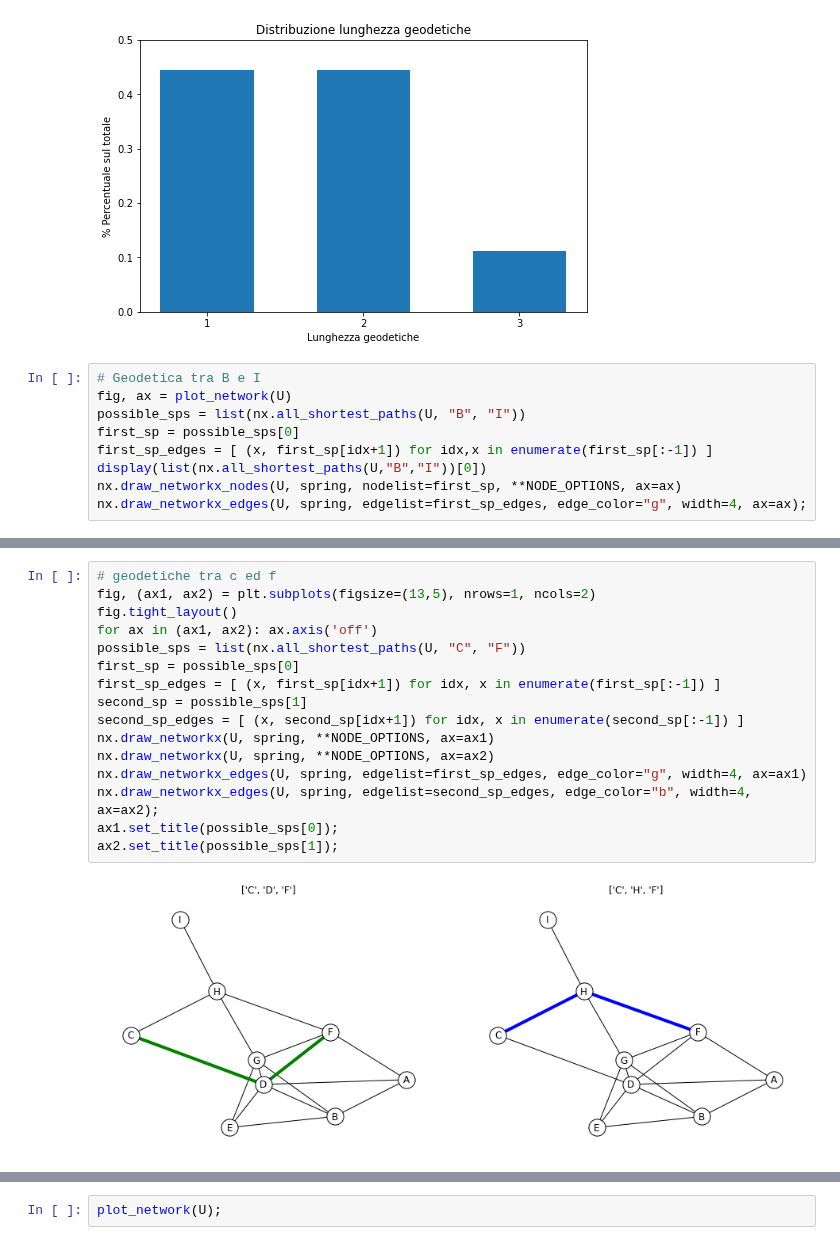
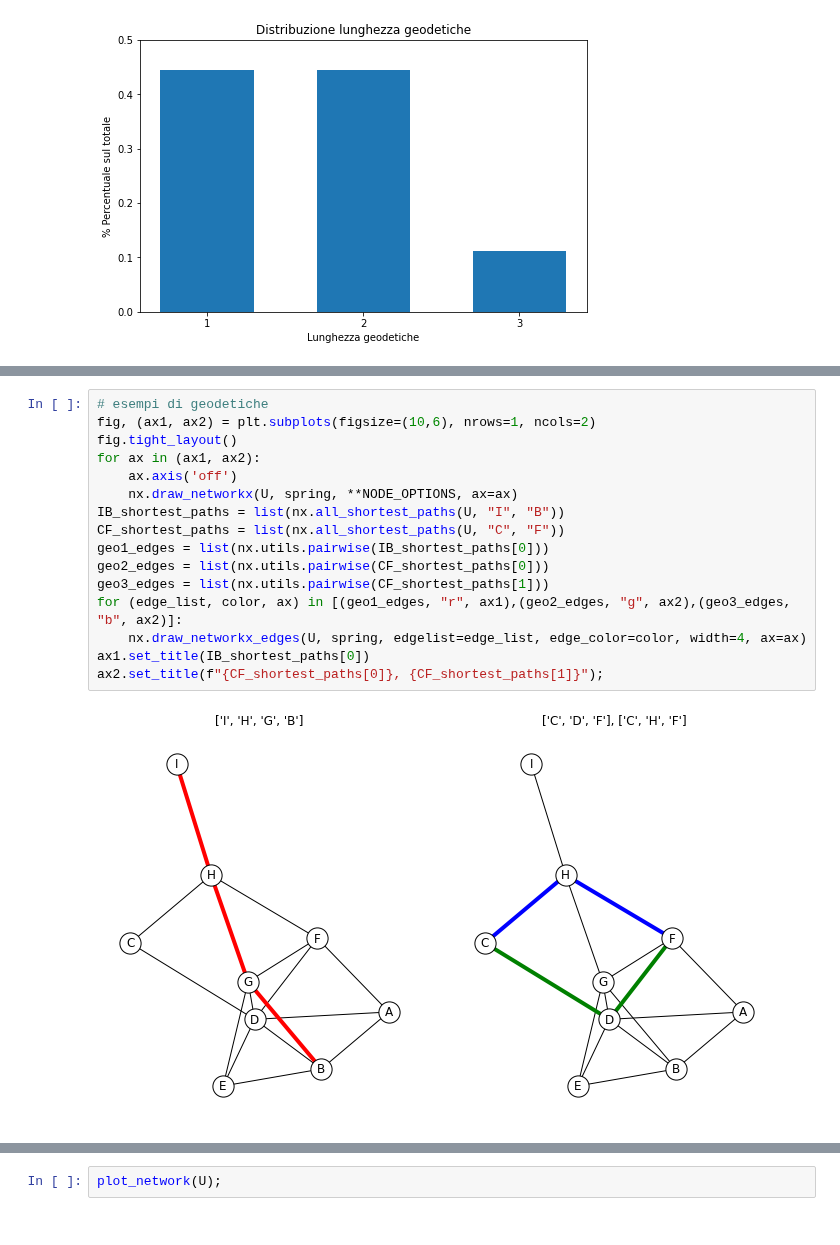
Before and after one commit to alkaest2002/ABGrid, a Jupyter notebook: materials/course 101/esercitazione.ipynb, the cells around one changed output, grey strips where cells are left out. Saved outputs shown, nothing was run; the diff lists cells and outputs as text.

```diff
--- a/materials/course 101/esercitazione.ipynb
+++ b/materials/course 101/esercitazione.ipynb
@@ -173,12 +174,3 @@ ax.set_xticks(list(map(int, bins[1:])))
 ax.set_ylim(0,.5);
 # %% [output]
 [figure]
-# %%
-# Geodetica tra B e I
-fig, ax = plot_network(U)
-possible_sps = list(nx.all_shortest_paths(U, "B", "I"))
-first_sp = possible_sps[0]
-first_sp_edges = [ (x, first_sp[idx+1]) for idx,x in enumerate(first_sp[:-1]) ]
-display(list(nx.all_shortest_paths(U,"B","I"))[0])
-nx.draw_networkx_nodes(U, spring, nodelist=first_sp, **NODE_OPTIONS, ax=ax)
-nx.draw_networkx_edges(U, spring, edgelist=first_sp_edges, edge_color="g", width=4, ax=ax);
@@ -188,18 +177,18 @@ nx.draw_networkx_edges(U, spring, edgelist=first_sp_edges, edge_color="g", width
 # %%
-# geodetiche tra c ed f
-fig, (ax1, ax2) = plt.subplots(figsize=(13,5), nrows=1, ncols=2)
+# esempi di geodetiche
+fig, (ax1, ax2) = plt.subplots(figsize=(10,6), nrows=1, ncols=2)
 fig.tight_layout()
-for ax in (ax1, ax2): ax.axis('off')
-possible_sps = list(nx.all_shortest_paths(U, "C", "F"))
-first_sp = possible_sps[0]
-first_sp_edges = [ (x, first_sp[idx+1]) for idx, x in enumerate(first_sp[:-1]) ]
-second_sp = possible_sps[1]
-second_sp_edges = [ (x, second_sp[idx+1]) for idx, x in enumerate(second_sp[:-1]) ]
-nx.draw_networkx(U, spring, **NODE_OPTIONS, ax=ax1)
-nx.draw_networkx(U, spring, **NODE_OPTIONS, ax=ax2)
-nx.draw_networkx_edges(U, spring, edgelist=first_sp_edges, edge_color="g", width=4, ax=ax1)
-nx.draw_networkx_edges(U, spring, edgelist=second_sp_edges, edge_color="b", width=4, ax=ax2);
-ax1.set_title(possible_sps[0]);
-ax2.set_title(possible_sps[1]);
+for ax in (ax1, ax2):
+    ax.axis('off')
+    nx.draw_networkx(U, spring, **NODE_OPTIONS, ax=ax)
+IB_shortest_paths = list(nx.all_shortest_paths(U, "I", "B"))
+CF_shortest_paths = list(nx.all_shortest_paths(U, "C", "F"))
+geo1_edges = list(nx.utils.pairwise(IB_shortest_paths[0]))
+geo2_edges = list(nx.utils.pairwise(CF_shortest_paths[0]))
+geo3_edges = list(nx.utils.pairwise(CF_shortest_paths[1]))
+for (edge_list, color, ax) in [(geo1_edges, "r", ax1),(geo2_edges, "g", ax2),(geo3_edges, "b", ax2)]:
+    nx.draw_networkx_edges(U, spring, edgelist=edge_list, edge_color=color, width=4, ax=ax)
+ax1.set_title(IB_shortest_paths[0])
+ax2.set_title(f"{CF_shortest_paths[0]}, {CF_shortest_paths[1]}");
 # %% [output]
-[figure, old version]
+[figure, new version]
```
Also changed, not shown: parts of 20 cells of this notebook, 10 other files.
